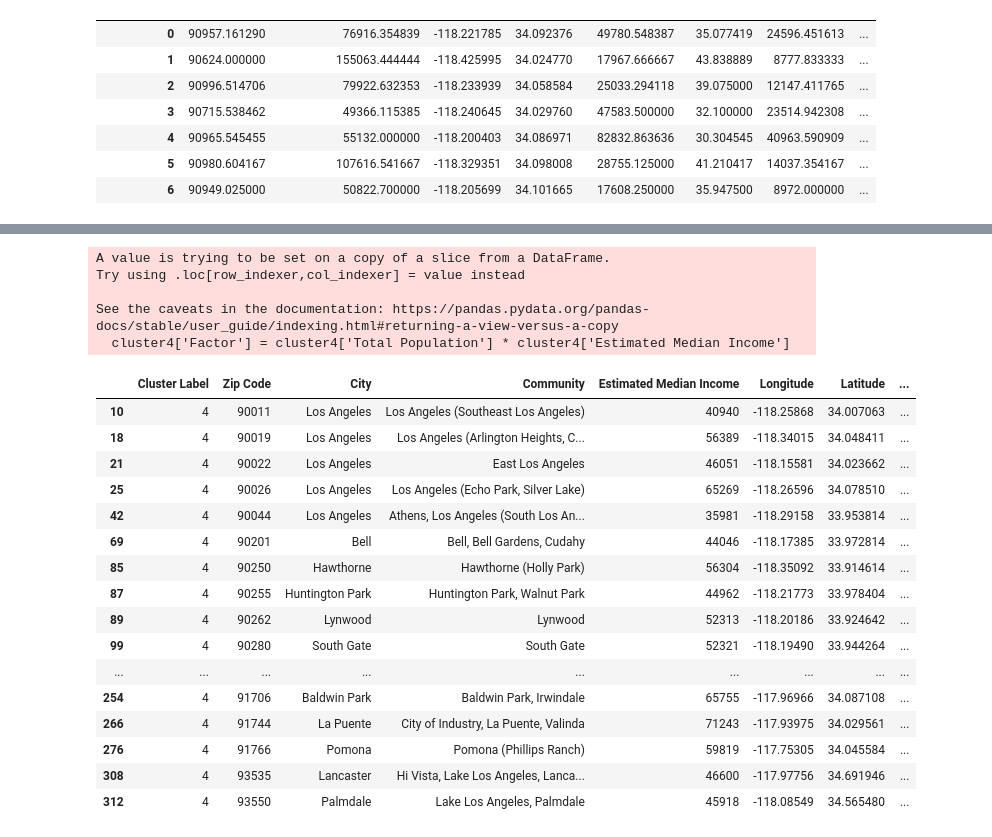
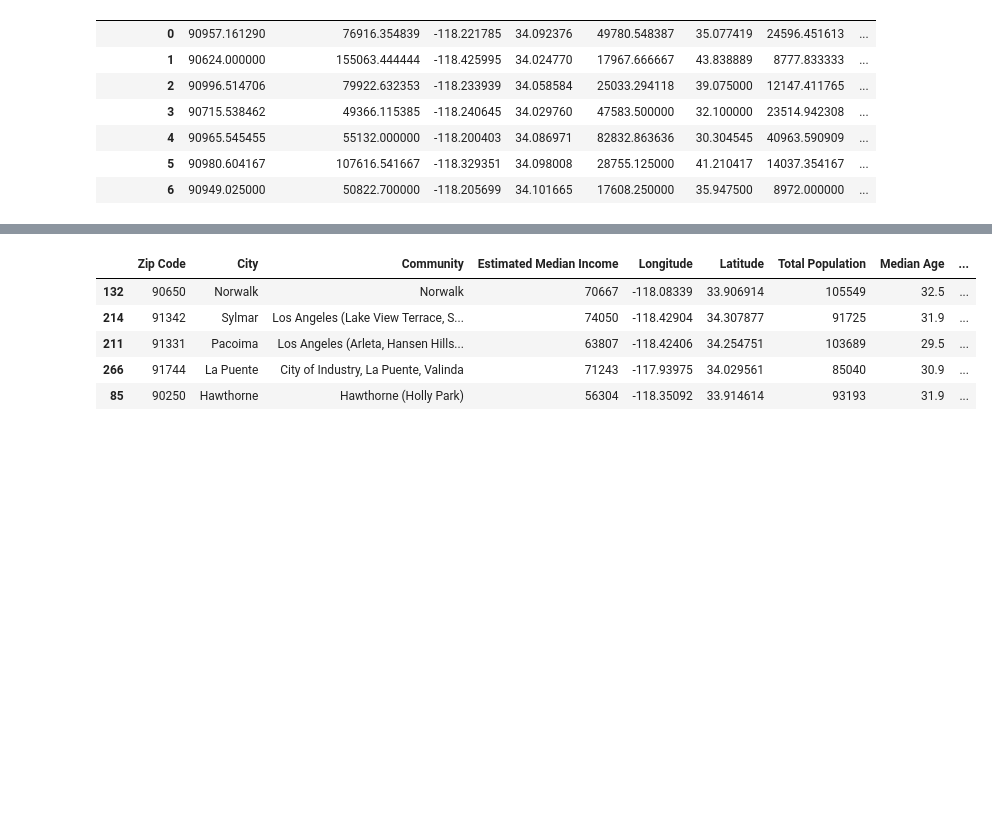
Before and after one commit to Elydora/Coursera_Capstone, a Jupyter notebook: Project/capstone-clustering.ipynb, the cells around one changed output, grey strips where cells are left out. Cells and saved outputs as stored; diff of their text form; code cells hidden in the pictures; blank space fills up the shorter version.

Commit message:
Work on Clustering / Recommendations
* add files
* do clustering & data analysis
* prepare an analysis on recommended food venues

```diff
--- a/Project/capstone-clustering.ipynb
+++ b/Project/capstone-clustering.ipynb
@@ -196,28 +201,17 @@ map_clusters
+# %%
+cluster4 = final_ds.loc[final_ds['Cluster Label'] == 4, final_ds
+    .columns[[1] + list(range(2, final_ds.shape[1]))]]
 # %%
-cluster4['Factor'] = cluster4['Total Population'] * cluster4['Estimated Median Income']
-cluster4
+cluster4['Factor'] = \
+(cluster4['Total Population'] * cluster4['Estimated Median Income']) / 100000
+cluster4.Factor = cluster4.Factor.round()
+cluster4.sort_values(by='Factor', ascending=False).head()
 # %% [output]
-A value is trying to be set on a copy of a slice from a DataFrame.
-Try using .loc[row_indexer,col_indexer] = value instead
-
-See the caveats in the documentation: https://pandas.pydata.org/pandas-docs/stable/user_guide/indexing.html#returning-a-view-versus-a-copy
-  cluster4['Factor'] = cluster4['Total Population'] * cluster4['Estimated Median Income']
-|  | Cluster Label | Zip Code | City | Community | Estimated Median Income | Longitude | Latitude | ... |
-| 10 | 4 | 90011 | Los Angeles | Los Angeles (Southeast Los Angeles) | 40940 | -118.25868 | 34.007063 | ... |
-| 18 | 4 | 90019 | Los Angeles | Los Angeles (Arlington Heights, C... | 56389 | -118.34015 | 34.048411 | ... |
-| 21 | 4 | 90022 | Los Angeles | East Los Angeles | 46051 | -118.15581 | 34.023662 | ... |
-| 25 | 4 | 90026 | Los Angeles | Los Angeles (Echo Park, Silver Lake) | 65269 | -118.26596 | 34.078510 | ... |
-| 42 | 4 | 90044 | Los Angeles | Athens, Los Angeles (South Los An... | 35981 | -118.29158 | 33.953814 | ... |
-| 69 | 4 | 90201 | Bell | Bell, Bell Gardens, Cudahy | 44046 | -118.17385 | 33.972814 | ... |
-| 85 | 4 | 90250 | Hawthorne | Hawthorne (Holly Park) | 56304 | -118.35092 | 33.914614 | ... |
-| 87 | 4 | 90255 | Huntington Park | Huntington Park, Walnut Park | 44962 | -118.21773 | 33.978404 | ... |
-| 89 | 4 | 90262 | Lynwood | Lynwood | 52313 | -118.20186 | 33.924642 | ... |
-| 99 | 4 | 90280 | South Gate | South Gate | 52321 | -118.19490 | 33.944264 | ... |
-| ... | ... | ... | ... | ... | ... | ... | ... | ... |
-| 254 | 4 | 91706 | Baldwin Park | Baldwin Park, Irwindale | 65755 | -117.96966 | 34.087108 | ... |
-| 266 | 4 | 91744 | La Puente | City of Industry, La Puente, Valinda | 71243 | -117.93975 | 34.029561 | ... |
-| 276 | 4 | 91766 | Pomona | Pomona (Phillips Ranch) | 59819 | -117.75305 | 34.045584 | ... |
-| 308 | 4 | 93535 | Lancaster | Hi Vista, Lake Los Angeles, Lanca... | 46600 | -117.97756 | 34.691946 | ... |
-| 312 | 4 | 93550 | Palmdale | Lake Los Angeles, Palmdale | 45918 | -118.08549 | 34.565480 | ... |
+|  | Zip Code | City | Community | Estimated Median Income | Longitude | Latitude | Total Population | Median Age | ... |
+| 132 | 90650 | Norwalk | Norwalk | 70667 | -118.08339 | 33.906914 | 105549 | 32.5 | ... |
+| 214 | 91342 | Sylmar | Los Angeles (Lake View Terrace, S... | 74050 | -118.42904 | 34.307877 | 91725 | 31.9 | ... |
+| 211 | 91331 | Pacoima | Los Angeles (Arleta, Hansen Hills... | 63807 | -118.42406 | 34.254751 | 103689 | 29.5 | ... |
+| 266 | 91744 | La Puente | City of Industry, La Puente, Valinda | 71243 | -117.93975 | 34.029561 | 85040 | 30.9 | ... |
+| 85 | 90250 | Hawthorne | Hawthorne (Holly Park) | 56304 | -118.35092 | 33.914614 | 93193 | 31.9 | ... |
 # %%
 cluster4.to_csv(path_or_buf='cluster4.csv')
```
Also changed, not shown: parts of 4 cells of this notebook, 9 other files.
